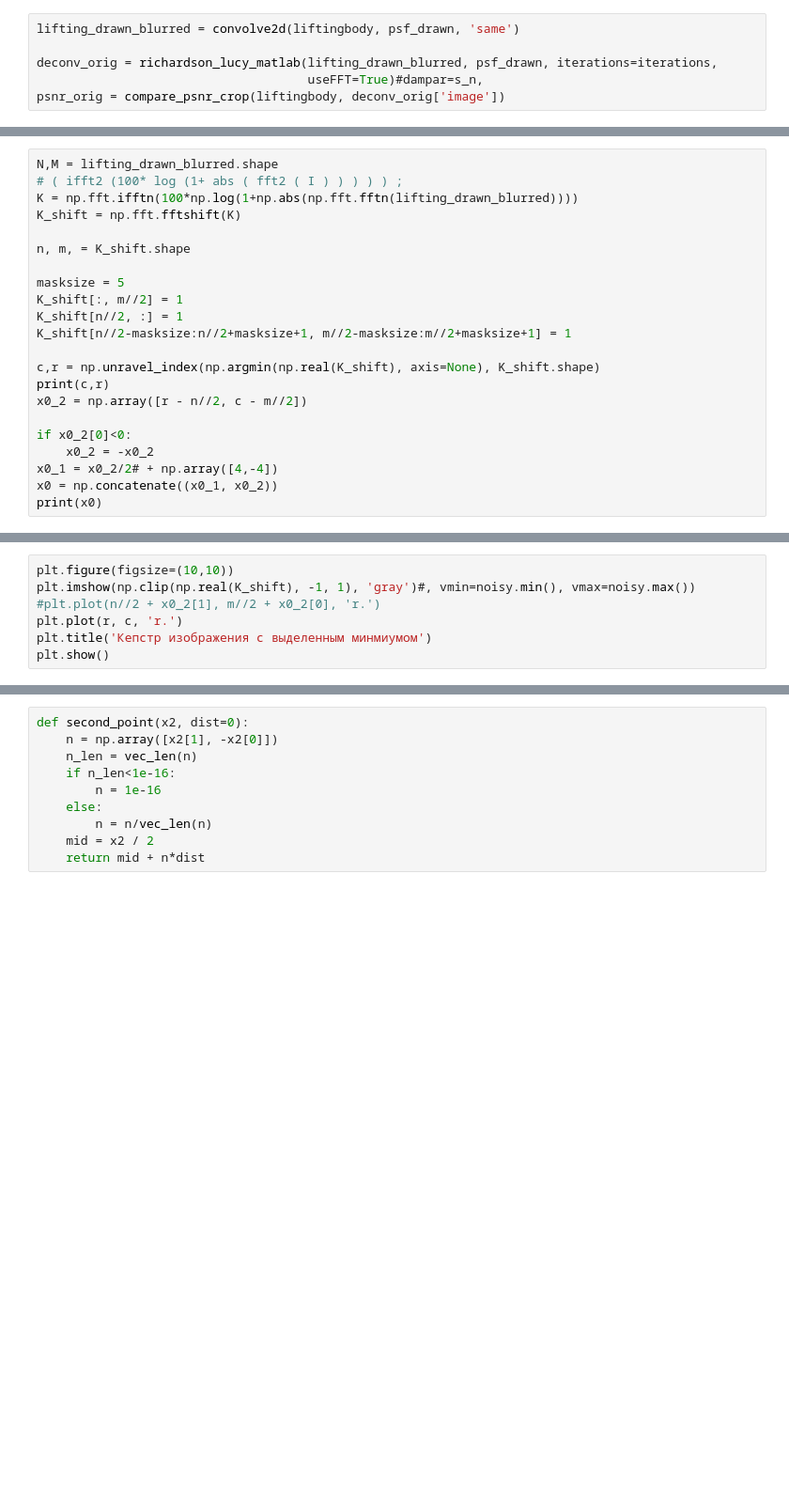
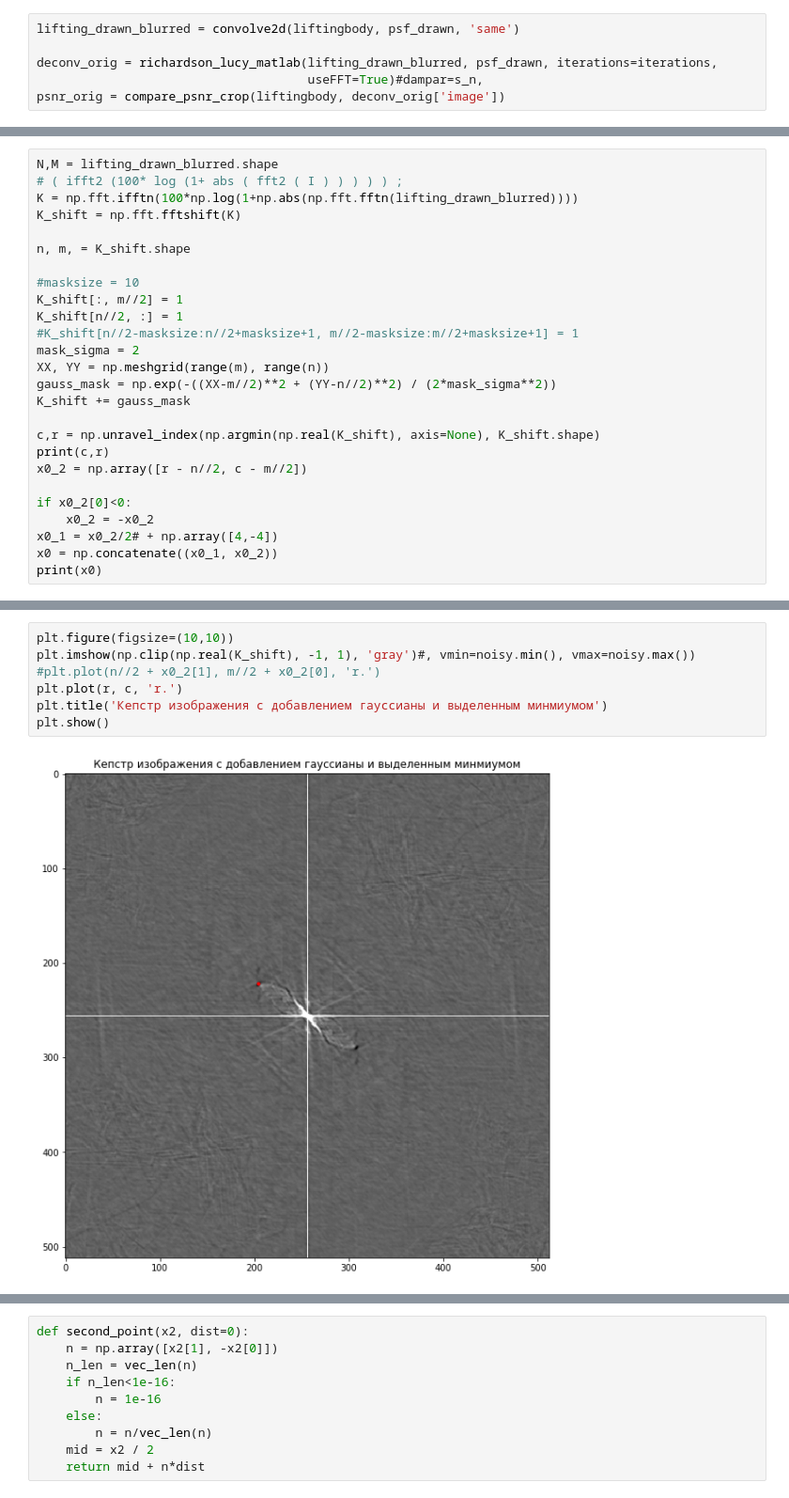
Before and after one commit to progiv/deconv, a Jupyter notebook: minimization-one-dim-drawn.ipynb, the cells around one changed output, grey strips where cells are left out. Shown at 94% size. Cells and saved outputs as stored; diff of their text form; blank space fills up the shorter version.

```diff
--- a/minimization-one-dim-drawn.ipynb
+++ b/minimization-one-dim-drawn.ipynb
@@ -49,10 +57,14 @@ K_shift = np.fft.fftshift(K)
 
 n, m, = K_shift.shape
 
-masksize = 5
+#masksize = 10
 K_shift[:, m//2] = 1
 K_shift[n//2, :] = 1
-K_shift[n//2-masksize:n//2+masksize+1, m//2-masksize:m//2+masksize+1] = 1
+#K_shift[n//2-masksize:n//2+masksize+1, m//2-masksize:m//2+masksize+1] = 1
+mask_sigma = 2
+XX, YY = np.meshgrid(range(m), range(n))
+gauss_mask = np.exp(-((XX-m//2)**2 + (YY-n//2)**2) / (2*mask_sigma**2))
+K_shift += gauss_mask
 
 c,r = np.unravel_index(np.argmin(np.real(K_shift), axis=None), K_shift.shape)
 print(c,r)
@@ -66,9 +81,11 @@ print(x0)
 # %%
 plt.figure(figsize=(10,10))
 plt.imshow(np.clip(np.real(K_shift), -1, 1), 'gray')#, vmin=noisy.min(), vmax=noisy.max())
 #plt.plot(n//2 + x0_2[1], m//2 + x0_2[0], 'r.')
 plt.plot(r, c, 'r.')
-plt.title('Кепстр изображения с выделенным минмиумом')
+plt.title('Кепстр изображения с добавлением гауссианы и выделенным минмиумом')
 plt.show()
+# %% [output]
+[figure, added]
 # %%
 K_shift[r,c]
```
Also changed, not shown: parts of 17 cells of this notebook, 12 other files.
